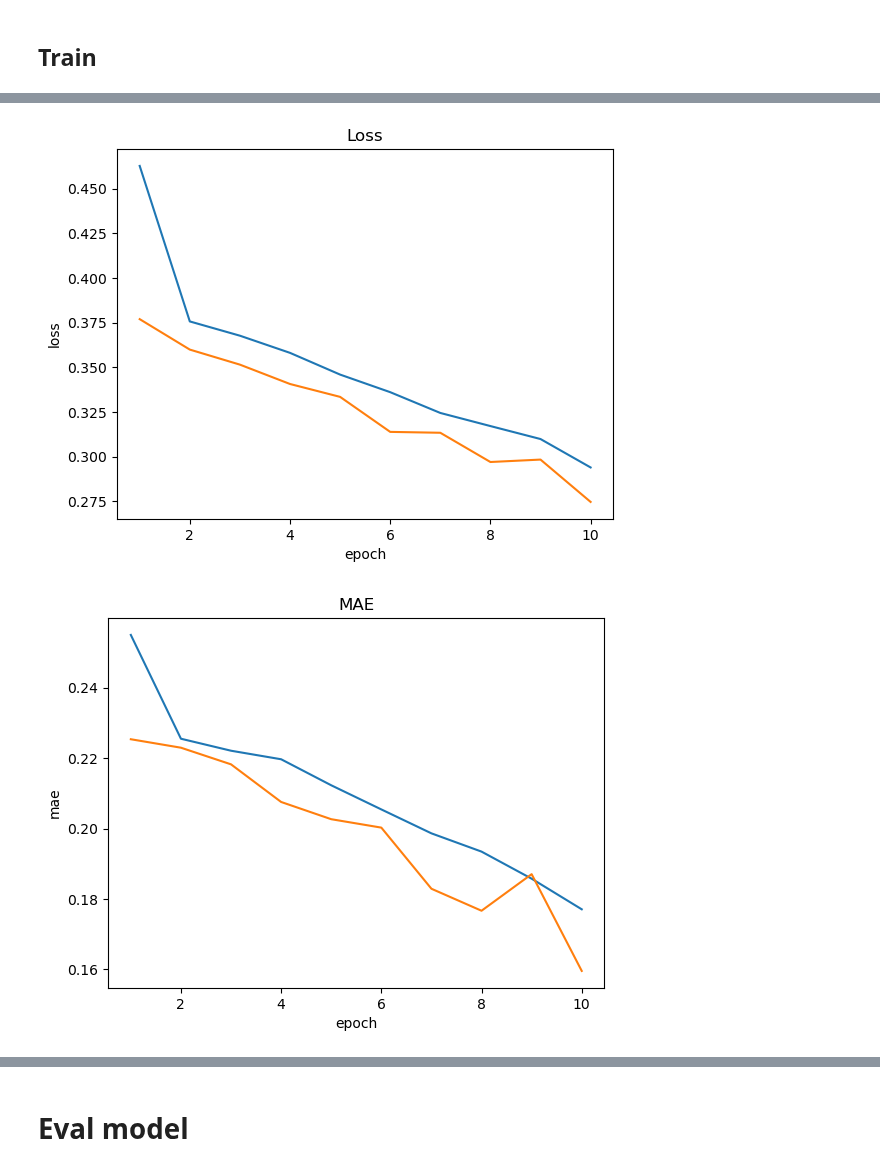
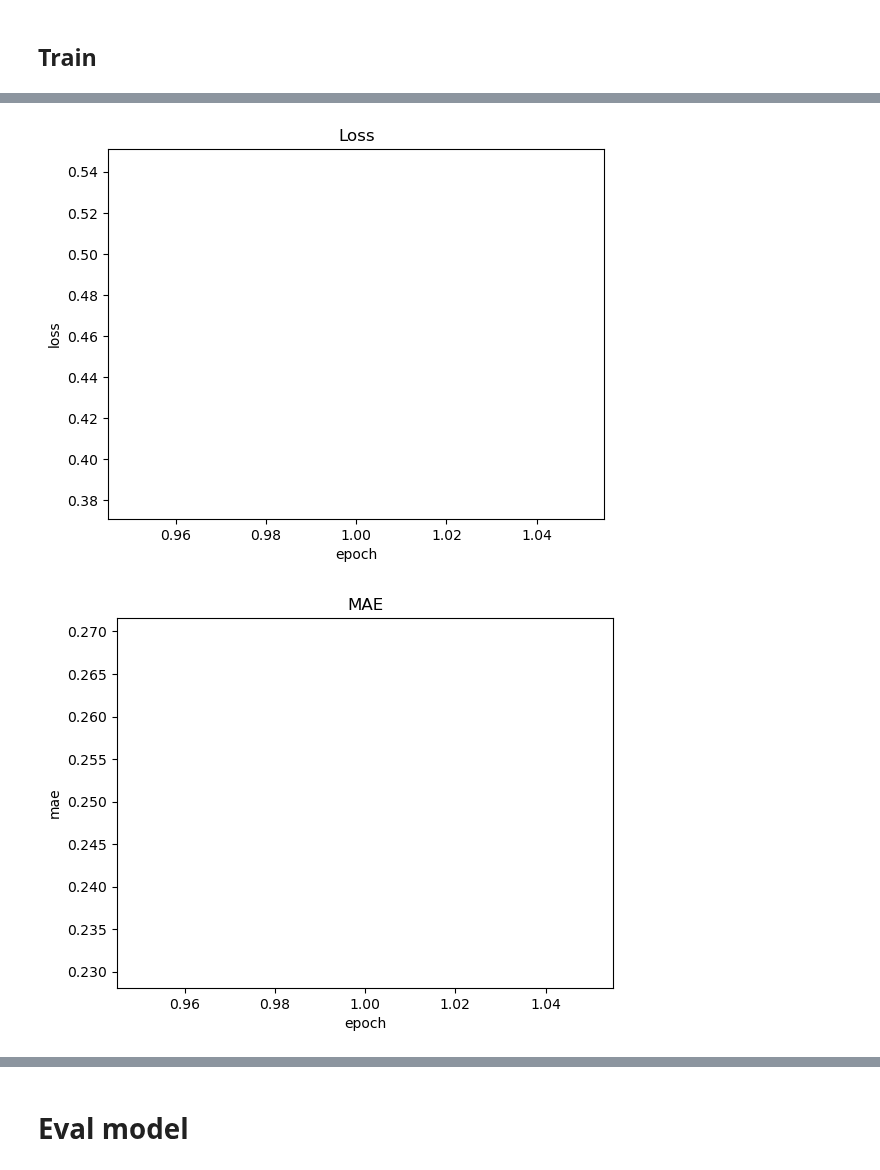
Before and after one commit to rhfdn/SummaRuNNer, a Jupyter notebook: train_RNN_RNN.ipynb, the cells around one changed output, grey strips where cells are left out. Cells and saved outputs as stored; diff of their text form; code cells hidden in the pictures.

Commit message:
Now we can export the notebook to python script and run it in background with screen for example

```diff
--- a/train_RNN_RNN.ipynb
+++ b/train_RNN_RNN.ipynb
@@ -29,5 +30,32 @@ import json
+# %%
+def is_notebook() -> bool:
+    try:
+        shell = get_ipython().__class__.__name__
+        if shell == 'ZMQInteractiveShell':
+            return True   # Jupyter notebook or qtconsole
+        elif shell == 'TerminalInteractiveShell':
+            return False  # Terminal running IPython
+        else:
+            return False  # Other type (?)
+    except NameError:
+        return False      # Probably standard Python interpreter
 # %%
 pd.set_option('display.max_columns', None)
 pd.set_option('display.max_rows', None)
 # %% [markdown]
 ## (Hyper-)parameters
+# %%
+# Parse args if script mode
+parser = argparse.ArgumentParser(description='extractive summary')
+
+parser.add_argument('-is_graphic',type=int,default=1,choices=[0,1])
+parser.add_argument('-gpu_num',type=int,default=0)
+parser.add_argument('-batch_size',type=int,default=32)
+parser.add_argument('-epochs',type=int,default=1)
+
+args = None
+
+if is_notebook():
+    args = parser.parse_args("")
+else:
+    args = parser.parse_args()
@@ -34,16 +67,23 @@ pd.set_option('display.max_rows', None)
 # %%
 # parameters
-cuda_num = 0
+is_graphic = args.is_graphic != 0
+cuda_num = args.gpu_num
 embed_name = "glove.6B.100"
-is_notebook = True
 
 # hyper-parameters
 vocab_size = 150000
-batch_size = 32
-epochs = 10
+batch_size = args.batch_size
+epochs = args.epochs
 learning_rate = 1e-3
 model_name = "RNN_RNN"
 sub_folder_name = "model_name__{}__time__{}__embed_name__{}__lr__{}__batch_size__{}__vocab_size__{}__cuda_num__{}".format(model_name, time(), embed_name, learning_rate, batch_size, vocab_size, cuda_num)
 checkpoints_folder = "./checkpoints/" + sub_folder_name
 average_proportion_of_sentences_per_document = 0.2670278281534701
 average_number_of_sentences_per_document = 6.061850780738518
+
+# print
+print("parse:")
+print("is_graphic:", is_graphic)
+print("cuda_num:", cuda_num)
+print("epochs", epochs)
+print("batch_size", batch_size)
@@ -318,20 +362,20 @@ with open(checkpoints_folder + "/training_metrics.json", 'w') as fp:
     json.dump(training_metrics, fp)
 # %%
 # draw Losses
-if is_notebook:
+if is_graphic:
     plt.plot(list(range(1, len(arr_train_loss) + 1)), arr_train_loss)
     plt.plot(list(range(1, len(arr_val_loss) + 1)), arr_val_loss)
 
     plt.title("Loss")
     plt.xlabel("epoch")
     plt.ylabel("loss")
 
     plt.show()
 # %% [output]
-[figure, old version]
+[figure, new version]
 # %%
 # draw mae
-if is_notebook:
+if is_graphic:
     plt.plot(list(range(1, len(arr_train_mae) + 1)), arr_train_mae)
     plt.plot(list(range(1, len(arr_val_mae) + 1)), arr_val_mae)
 
@@ -341,6 +385,6 @@ if is_notebook:
 
     plt.show()
 # %% [output]
-[figure, old version]
+[figure, new version]
 # %%
 # draw Accuracies
```
Also changed, not shown: parts of 10 cells of this notebook.
